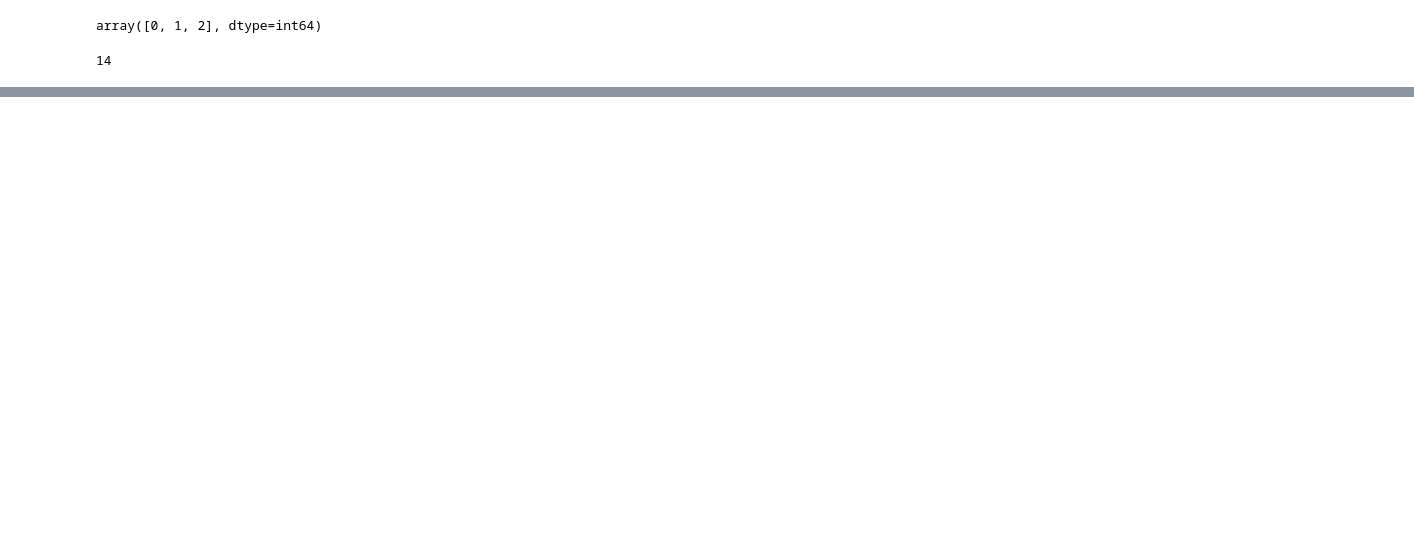
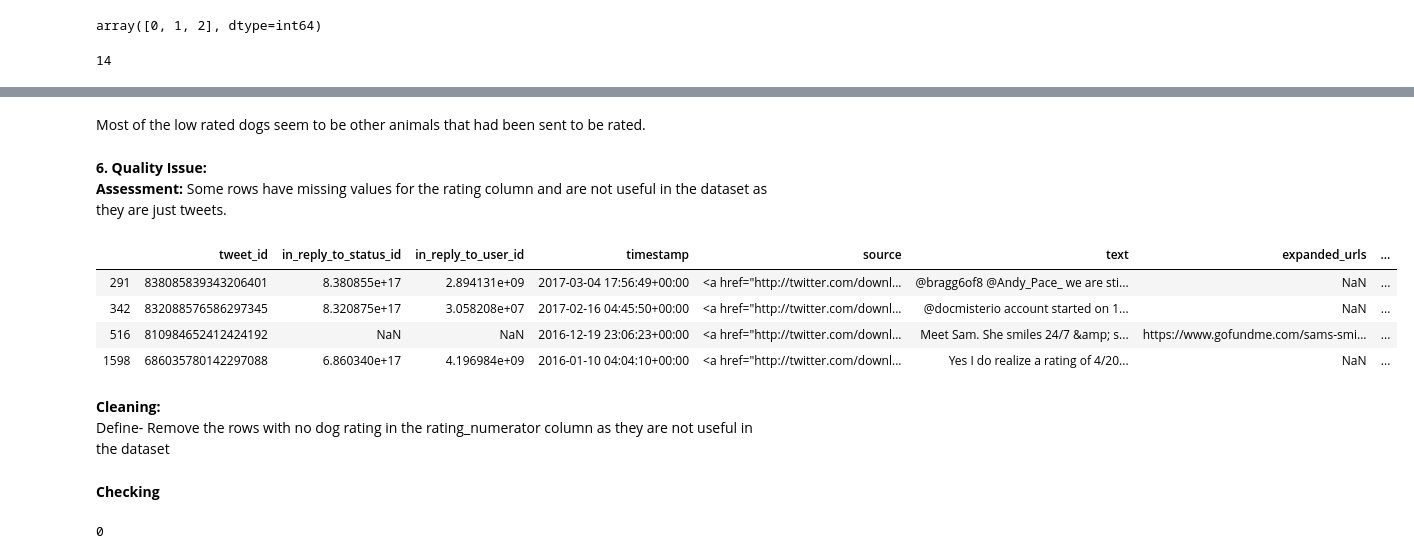
Before and after one commit to srinivasayer4/Udacity-WeRateDogs-project, a Jupyter notebook: Udacity Project_We Rate Dogs Analysis.ipynb, the cells around one changed output, grey strips where cells are left out. Saved outputs shown, nothing was run; the diff lists cells and outputs as text; code cells hidden in the pictures; blank space fills up the shorter version.

```diff
--- a/Udacity Project_We Rate Dogs Analysis.ipynb
+++ b/Udacity Project_We Rate Dogs Analysis.ipynb
@@ -233,0 +525,15 @@ Index(['tweet_id', 'in_reply_to_status_id', 'in_reply_to_user_id', 'timestamp',
+# %%
+# Some numerator_ratings are in decimal format. Eg. 11.75/10 is being taken as 75/10. Finding those rows
+
+temp = dog_merged[dog_merged.text.str.extract('(\d*\.?\d*)/\d{1,2}0')[0].astype('float')!= \
+dog_merged.rating_numerator].index
+
+for i in temp:
+    dog_merged.loc[i, 'text'], dog_merged.loc[i, 'rating_numerator']
+# %%
+#Following rows were found to be having decimal rating
+decimal_rating= [45, 695, 763,1689, 1712]
+
+#Replacing the rating_nunmerator with the decimal rating
+for i in decimal_rating:
+    dog_merged.loc[i,'rating_numerator']= float(re.findall('(\d*\.?\d*)/\d{1,2}0',dog_merged.loc[i,'text'])[0])
@@ -233,0 +565,3 @@ Index(['tweet_id', 'in_reply_to_status_id', 'in_reply_to_user_id', 'timestamp',
+# %%
+# Make a new column consisting of (rating_numerator/ rating_denominator)*10
+dog_merged['rating']= (dog_merged.rating_numerator/ dog_merged.rating_denominator)*10
@@ -233,0 +579,13 @@ Index(['tweet_id', 'in_reply_to_status_id', 'in_reply_to_user_id', 'timestamp',
+# %%
+for i in dog_merged.query('rating >=15').index:
+    print(i, '. ',dog_merged.loc[i, 'text'], dog_merged.loc[i, 'rating'])
+
+# Row 55 seems to have an error in the rating. The other seem to be genuine joke rating like Snoop Dog has been given a
+# rating of 420 and dog dressed as America has been given as 1176.
+
+dog_merged.loc[55, 'rating_numerator']= 13.0
+dog_merged.loc[55, 'rating']= 13.0
+
+# Similarly row 291 is not a rating but a tweet
+dog_merged.loc[291, 'rating']= np.nan
+dog_merged.loc[291, 'rating_numerator']= np.nan
@@ -233,0 +627,16 @@ Index(['tweet_id', 'in_reply_to_status_id', 'in_reply_to_user_id', 'timestamp',
+# %% [markdown]
+Most of the low rated dogs seem to be other animals that had been sent to be rated.
+# %% [markdown]
+**6. Quality Issue:** <br>
+**Assessment:** Some rows have missing values for the rating column and are not useful in the dataset as they are just tweets.
+# %%
+dog_merged[dog_merged.rating_numerator.isna()]
+# %% [output]
+|  | tweet_id | in_reply_to_status_id | in_reply_to_user_id | timestamp | source | text | expanded_urls | ... |
+| 291 | 838085839343206401 | 8.380855e+17 | 2.894131e+09 | 2017-03-04 17:56:49+00:00 | <a href="http://twitter.com/downl... | @bragg6of8 @Andy_Pace_ we are sti... | NaN | ... |
+| 342 | 832088576586297345 | 8.320875e+17 | 3.058208e+07 | 2017-02-16 04:45:50+00:00 | <a href="http://twitter.com/downl... | @docmisterio account started on 1... | NaN | ... |
+| 516 | 810984652412424192 | NaN | NaN | 2016-12-19 23:06:23+00:00 | <a href="http://twitter.com/downl... | Meet Sam. She smiles 24/7 &amp; s... | https://www.gofundme.com/sams-smi... | ... |
+| 1598 | 686035780142297088 | 6.860340e+17 | 4.196984e+09 | 2016-01-10 04:04:10+00:00 | <a href="http://twitter.com/downl... | Yes I do realize a rating of 4/20... | NaN | ... |
+# %% [markdown]
+**Cleaning:** <br>
+Define- Remove the rows with no dog rating in the rating_numerator column as they are not useful in the dataset
@@ -233,0 +645,7 @@ Index(['tweet_id', 'in_reply_to_status_id', 'in_reply_to_user_id', 'timestamp',
+# %% [markdown]
+**Checking**
+# %%
+# checking if the row deletion worked
+dog_merged.rating_numerator.isna().sum()
+# %% [output]
+0
```
Also changed, not shown: parts of 94 cells of this notebook.
